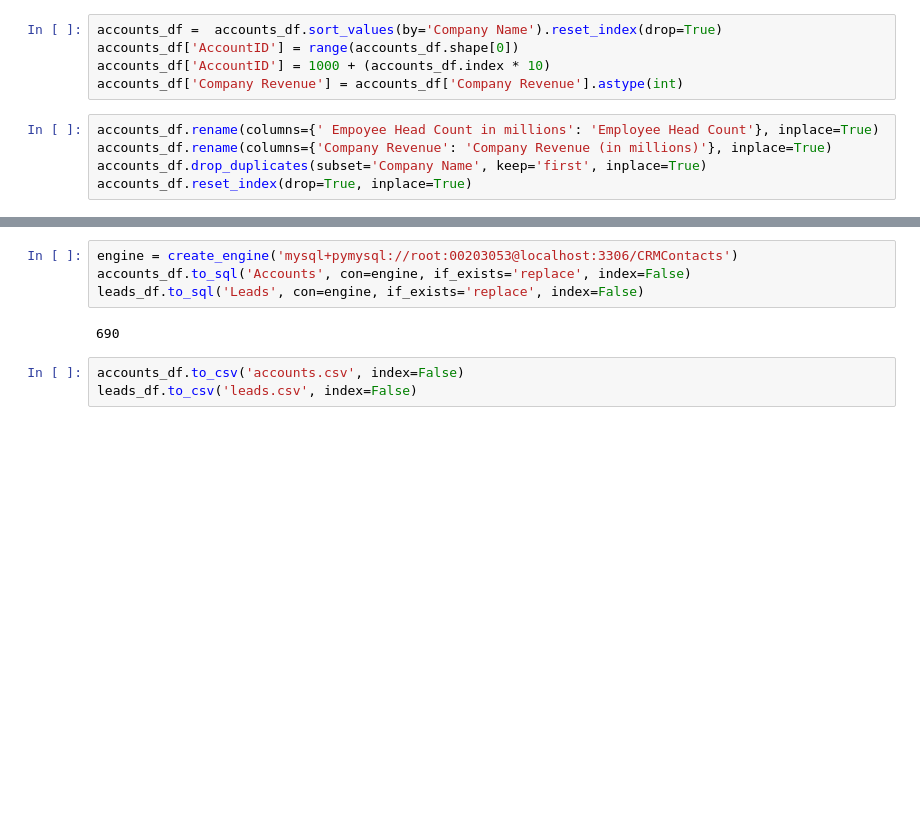
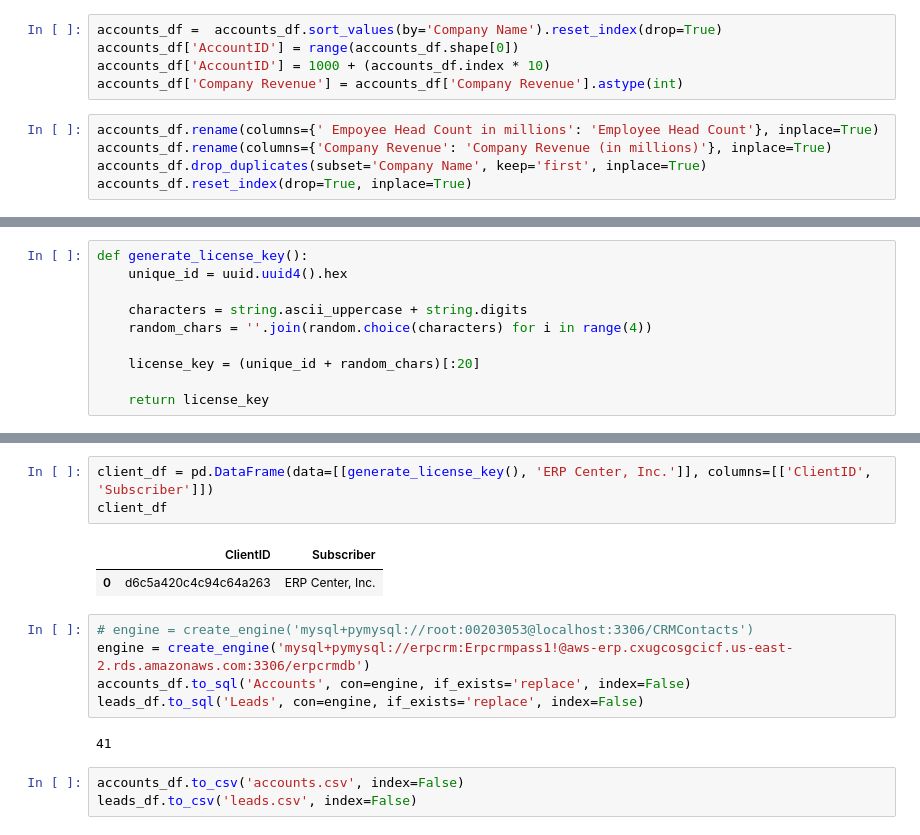
Before and after one commit to hari3mo/crud, a Jupyter notebook: Dataframe.ipynb, the cells around one changed output, grey strips where cells are left out. Saved outputs shown, nothing was run; the diff lists cells and outputs as text; blank space fills up the shorter version.

```diff
--- a/Dataframe.ipynb
+++ b/Dataframe.ipynb
@@ -122,0 +54,10 @@ leads_df
+# %%
+def generate_license_key():
+    unique_id = uuid.uuid4().hex
+
+    characters = string.ascii_uppercase + string.digits
+    random_chars = ''.join(random.choice(characters) for i in range(4))
+
+    license_key = (unique_id + random_chars)[:20]
+
+    return license_key
@@ -123,9 +127,16 @@ leads_df
+# %%
+client_df = pd.DataFrame(data=[[generate_license_key(), 'ERP Center, Inc.']], columns=[['ClientID', 'Subscriber']])
+client_df
+# %% [output]
+|  | ClientID | Subscriber |
+| 0 | d6c5a420c4c94c64a263 | ERP Center, Inc. |
 # %%
-engine = create_engine('mysql+pymysql://root:00203053@localhost:3306/CRMContacts')
+# engine = create_engine('mysql+pymysql://root:00203053@localhost:3306/CRMContacts')
+engine = create_engine('mysql+pymysql://erpcrm:Erpcrmpass1!@aws-erp.cxugcosgcicf.us-east-2.rds.amazonaws.com:3306/erpcrmdb')
 accounts_df.to_sql('Accounts', con=engine, if_exists='replace', index=False)
 leads_df.to_sql('Leads', con=engine, if_exists='replace', index=False)
 # %% [output]
-690
+41
 # %%
 accounts_df.to_csv('accounts.csv', index=False)
 leads_df.to_csv('leads.csv', index=False)
```
Also changed, not shown: parts of 15 cells of this notebook, 3 other files.
